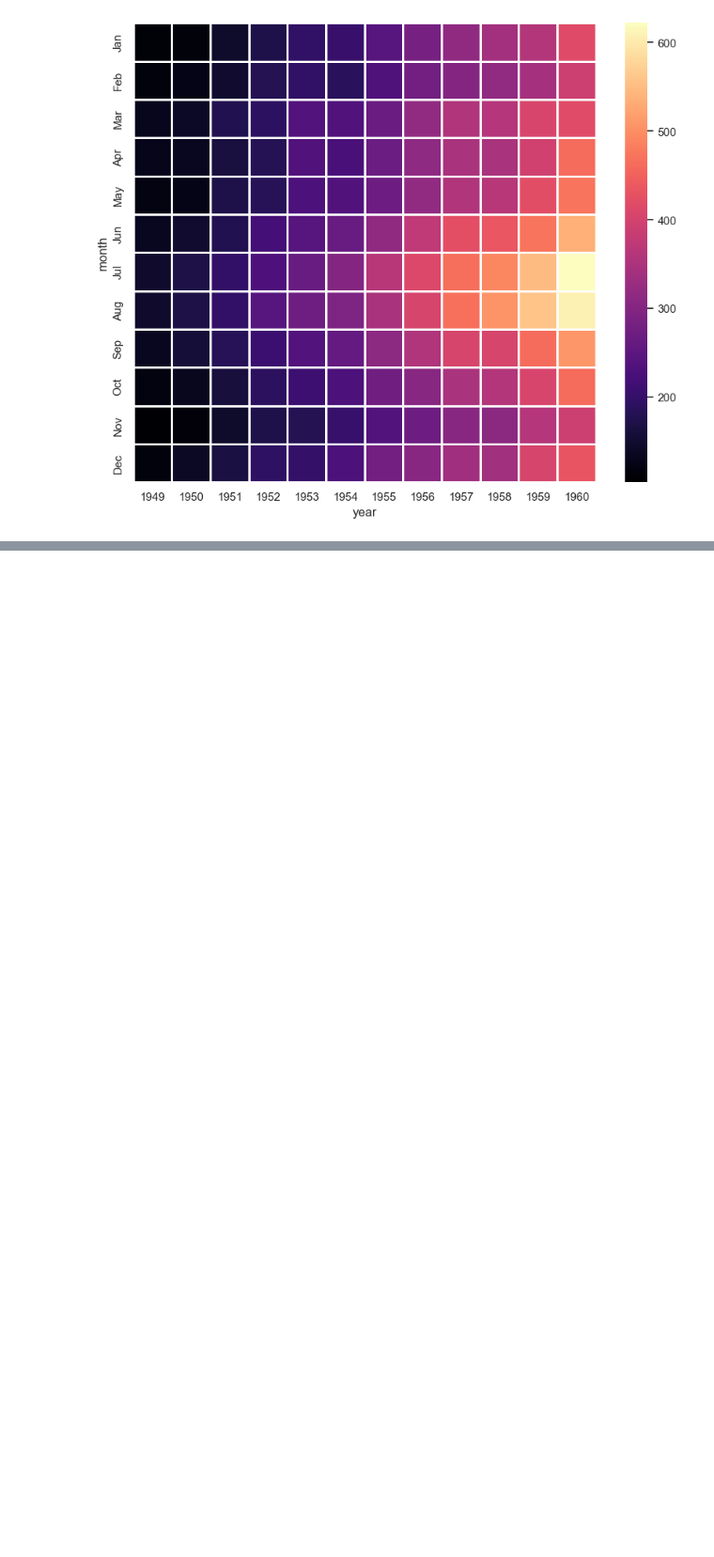
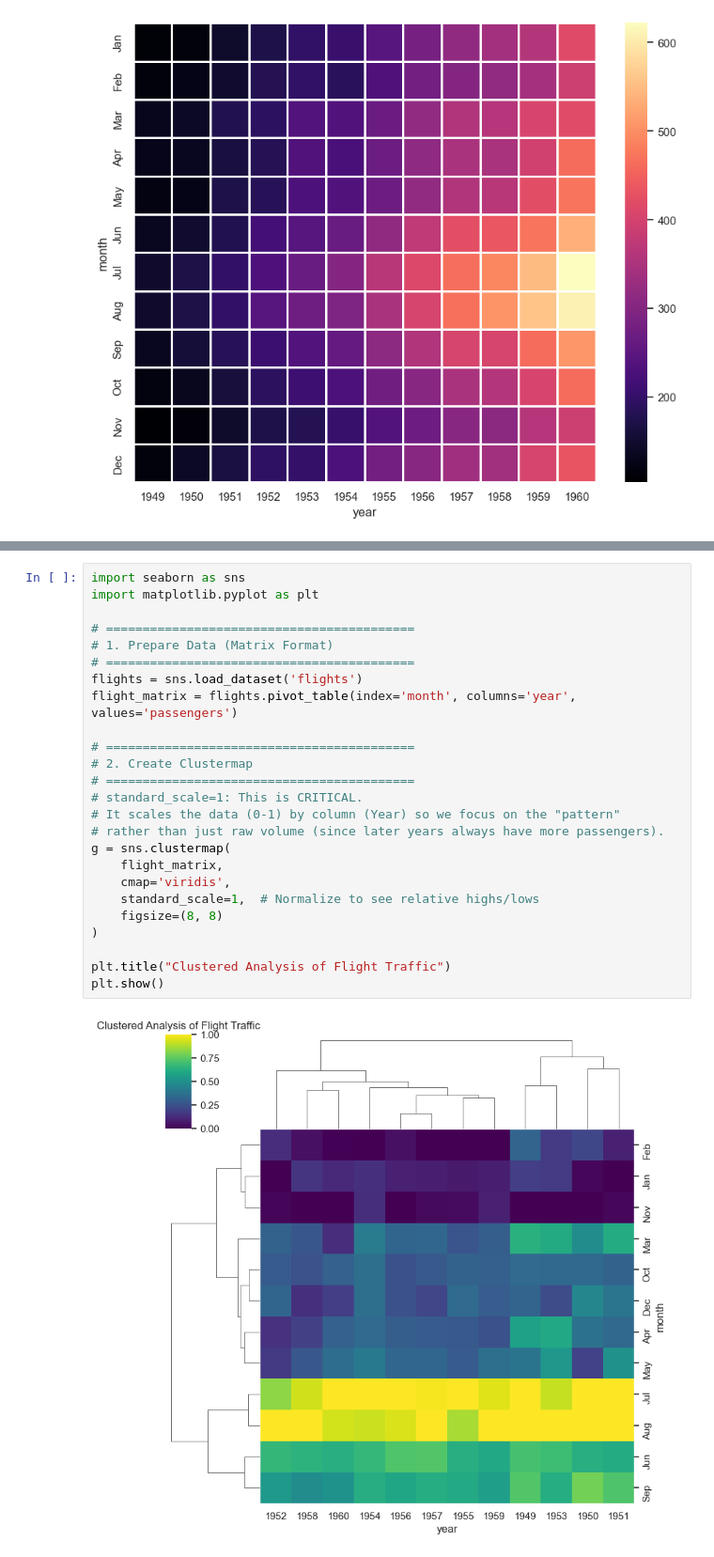
Before and after one commit to Subodhoraw/Python-revive, a Jupyter notebook: Q&A/python_details/seaborn1/INTERMEDIATESEA.IPYNB, the cells around one changed output, grey strips where cells are left out. Shown at 94% size. Drawn from its saved outputs; the diff is of its cells as text; blank space fills up the shorter version.

Commit message:
we have added our file

```diff
--- a/Q&A/python_details/seaborn1/INTERMEDIATESEA.IPYNB
+++ b/Q&A/python_details/seaborn1/INTERMEDIATESEA.IPYNB
@@ -240,0 +250,27 @@ ValueError: Unknown format code 'd' for object of type 'float'
+# %%
+import seaborn as sns
+import matplotlib.pyplot as plt
+
+# ==========================================
+# 1. Prepare Data (Matrix Format)
+# ==========================================
+flights = sns.load_dataset('flights')
+flight_matrix = flights.pivot_table(index='month', columns='year', values='passengers')
+
+# ==========================================
+# 2. Create Clustermap
+# ==========================================
+# standard_scale=1: This is CRITICAL.
+# It scales the data (0-1) by column (Year) so we focus on the "pattern"
+# rather than just raw volume (since later years always have more passengers).
+g = sns.clustermap(
+    flight_matrix,
+    cmap='viridis',
+    standard_scale=1,  # Normalize to see relative highs/lows
+    figsize=(8, 8)
+)
+
+plt.title("Clustered Analysis of Flight Traffic")
+plt.show()
+# %% [output]
+[figure, added]
```
Also changed, not shown: parts of 1 cell of this notebook.
